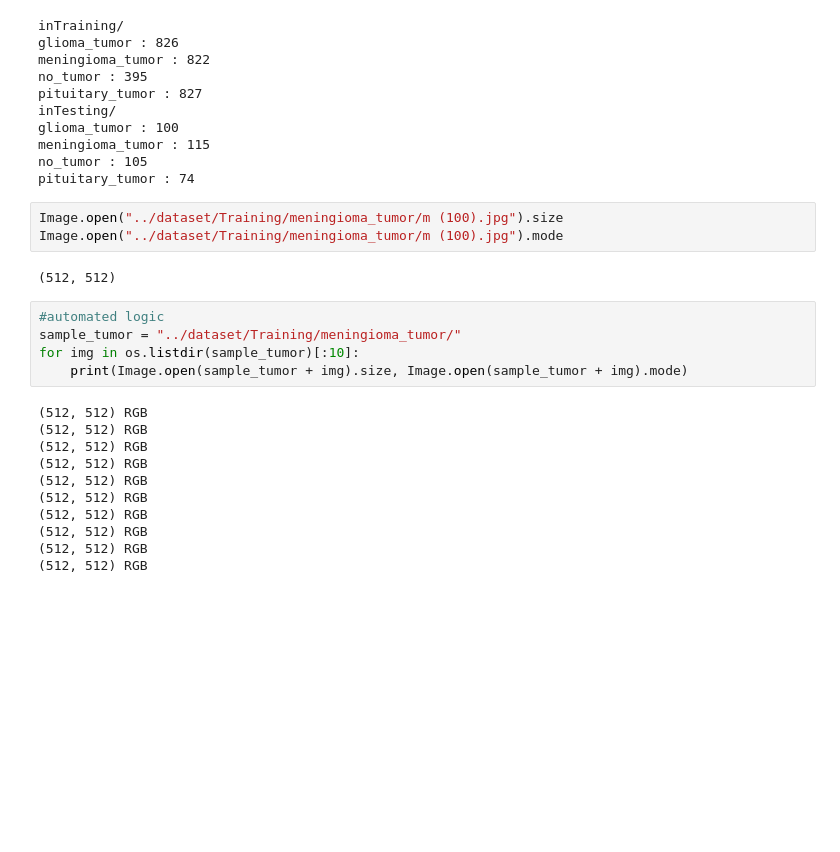
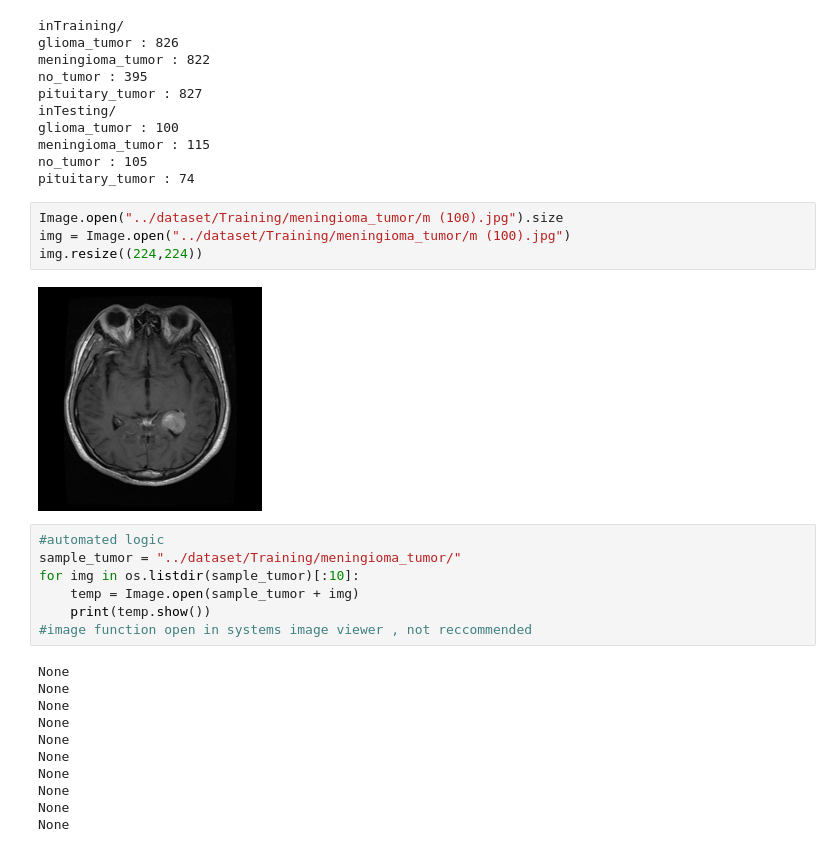
Before and after one commit to MS-105/brainTumorClassificationVGG16, a Jupyter notebook: notebooks/data_understanding.ipynb, the cells around one changed output. Saved outputs shown, nothing was run; the diff lists cells and outputs as text; blank space fills up the shorter version.

```diff
--- a/notebooks/data_understanding.ipynb
+++ b/notebooks/data_understanding.ipynb
@@ -32,22 +32,25 @@ no_tumor : 105
 pituitary_tumor : 74
 # %%
 Image.open("../dataset/Training/meningioma_tumor/m (100).jpg").size
-Image.open("../dataset/Training/meningioma_tumor/m (100).jpg").mode
+img = Image.open("../dataset/Training/meningioma_tumor/m (100).jpg")
+img.resize((224,224))
 # %% [output]
-(512, 512)
+[figure, added]
 # %%
 #automated logic
 sample_tumor = "../dataset/Training/meningioma_tumor/"
 for img in os.listdir(sample_tumor)[:10]:
-    print(Image.open(sample_tumor + img).size, Image.open(sample_tumor + img).mode)
+    temp = Image.open(sample_tumor + img)
+    print(temp.show())
+#image function open in systems image viewer , not reccommended
 # %% [output]
-(512, 512) RGB
-(512, 512) RGB
-(512, 512) RGB
-(512, 512) RGB
-(512, 512) RGB
-(512, 512) RGB
-(512, 512) RGB
-(512, 512) RGB
-(512, 512) RGB
-(512, 512) RGB
+None
+None
+None
+None
+None
+None
+None
+None
+None
+None
```
Also changed, not shown: 2 other files.
